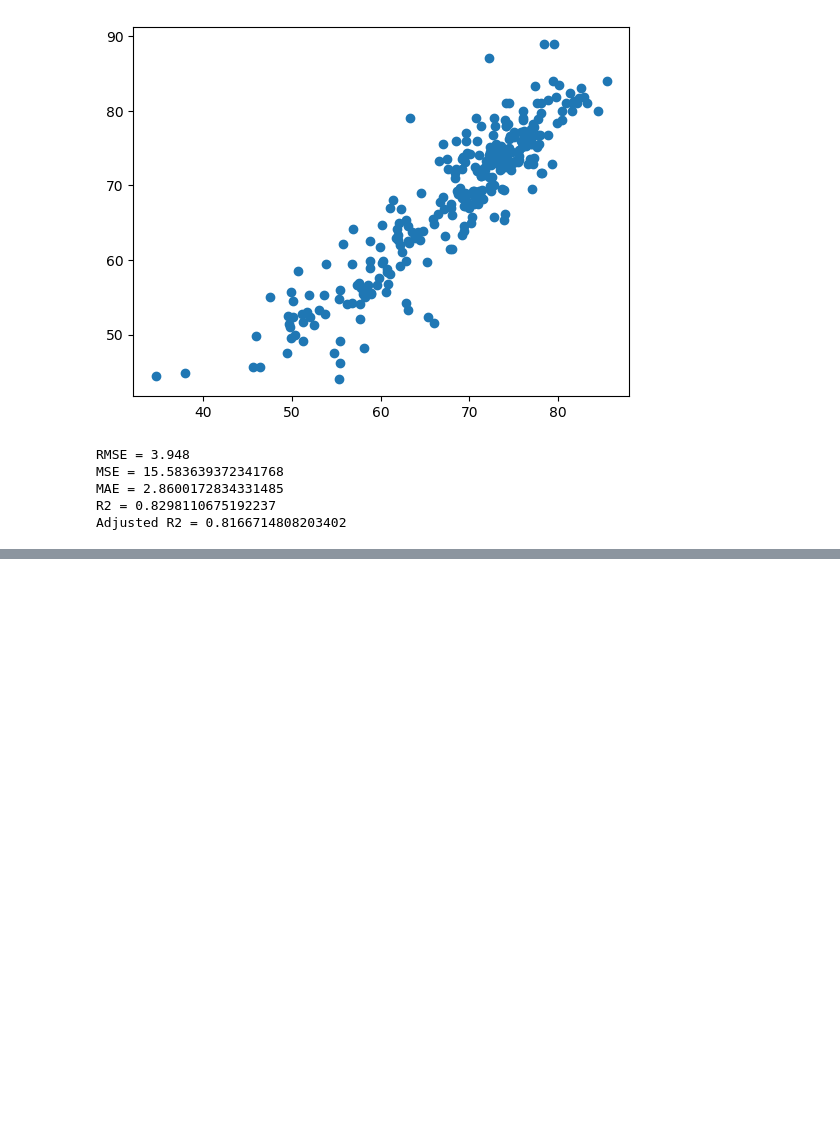
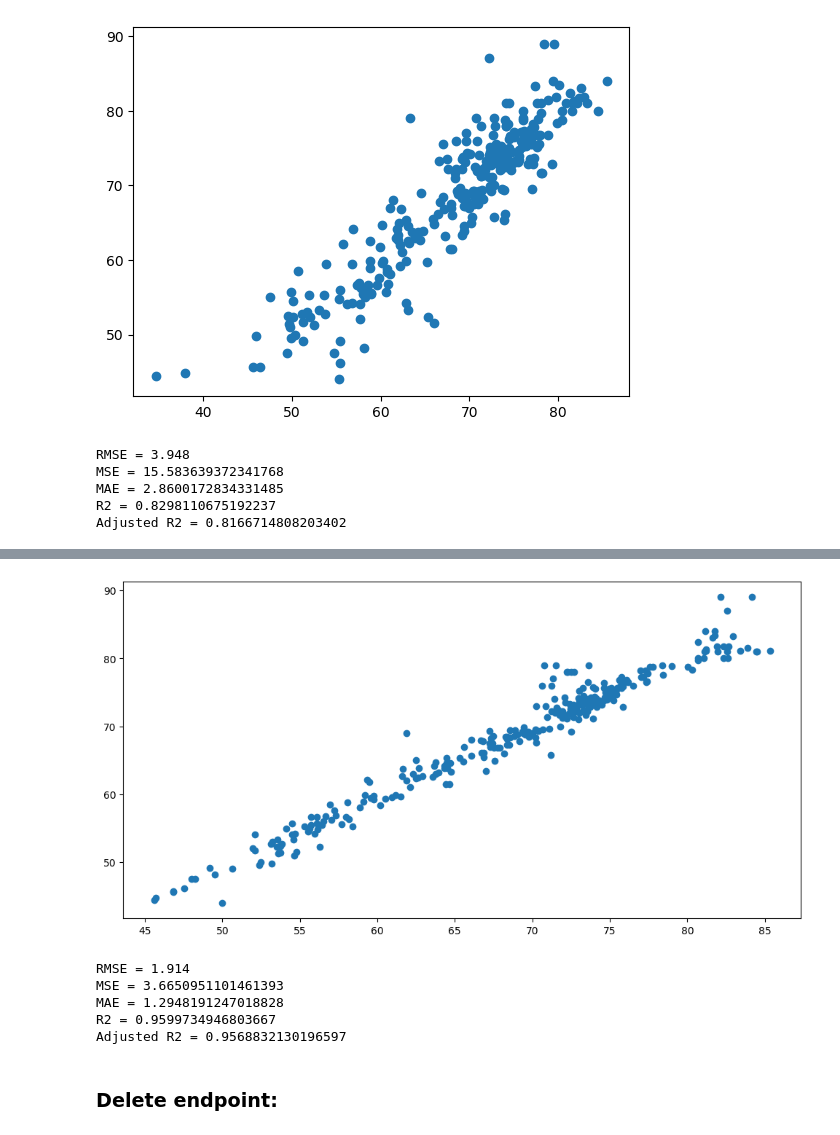
Before and after one commit to hamednasr/SageMaker, a Jupyter notebook: life expectancy prediction.ipynb, the cells around one changed output, grey strips where cells are left out. Cells and saved outputs as stored; diff of their text form; code cells hidden in the pictures; blank space fills up the shorter version.

Commit message:
train adn deploy XGboost

```diff
--- a/life expectancy prediction.ipynb
+++ b/life expectancy prediction.ipynb
@@ -384,0 +466,2 @@ linear_predictor.delete_endpoint()
+# %%
+xgboost_model.fit(data_channels)
@@ -384,0 +488,5 @@ linear_predictor.delete_endpoint()
+# %%
+xgboost_predictor = xgboost_model.deploy(initial_instance_count = 1,
+                                instance_type = "ml.m4.xlarge",
+                                serializer=CSVSerializer(),
+                                deserializer=JSONDeserializer())
@@ -384,0 +499,5 @@ linear_predictor.delete_endpoint()
+# %%
+result = xgboost_predictor.predict(X_test)
+# %%
+y_pred = np.array([r['score'] for r in result['predictions']])
+y_pred
@@ -384,0 +522,23 @@ linear_predictor.delete_endpoint()
+# %%
+plt.scatter(y_pred, y_test)
+plt.show()
+# %% [output]
+[figure, added]
+# %%
+k = X_test.shape[1]
+n = len(X_test)
+RMSE = float(format(np.sqrt(mean_squared_error(y_test, y_pred)),'.3f'))
+MSE = mean_squared_error(y_test, y_pred)
+MAE = mean_absolute_error(y_test, y_pred)
+r2 = r2_score(y_test, y_pred)
+adj_r2 = 1-(1-r2)*(n-1)/(n-k-1)
+
+print('RMSE =',RMSE, '\nMSE =',MSE, '\nMAE =',MAE, '\nR2 =', r2, '\nAdjusted R2 =', adj_r2)
+# %% [output]
+RMSE = 1.914
+MSE = 3.6650951101461393
+MAE = 1.2948191247018828
+R2 = 0.9599734946803667
+Adjusted R2 = 0.9568832130196597
+# %% [markdown]
+### Delete endpoint:
```
Also changed, not shown: parts of 25 cells of this notebook.
